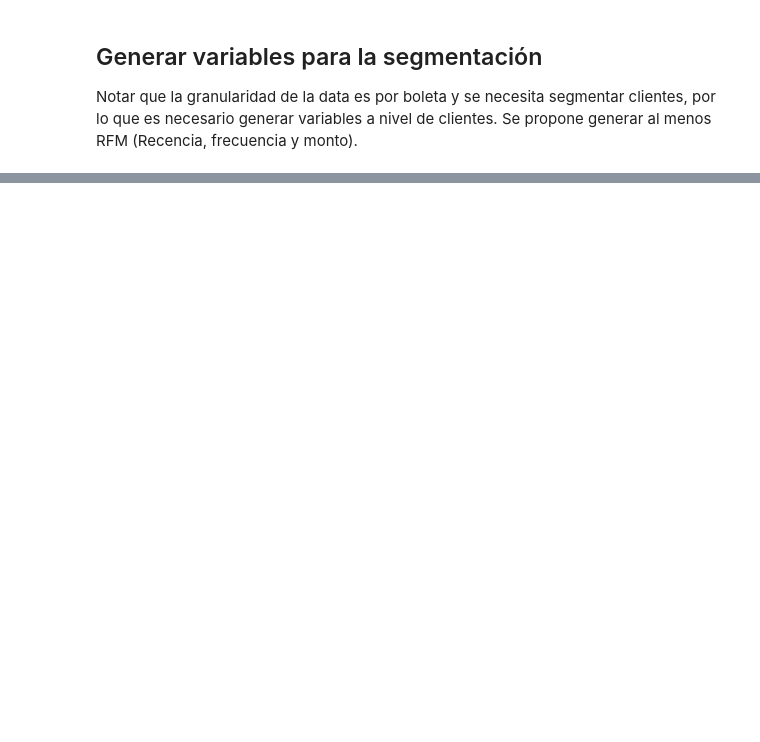
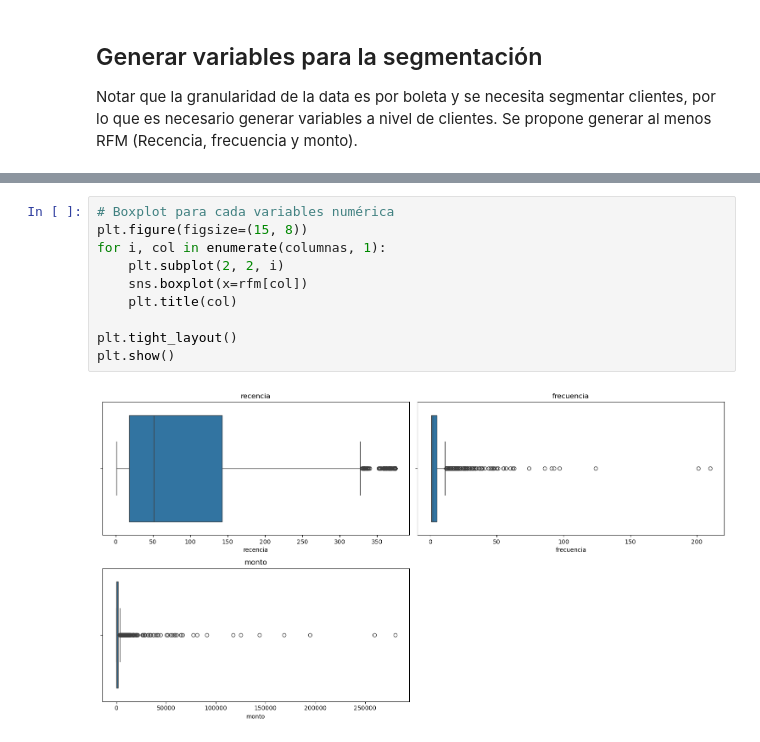
Before and after one commit to ctobar96/Latam_DataScience2024, a Jupyter notebook: Proyectos_MachineLearning/Desafio_SegmentaciónClientes/SegmentacionClientes.ipynb, the cells around one changed output, grey strips where cells are left out. Drawn from its saved outputs; the diff is of its cells as text; blank space fills up the shorter version.

```diff
--- a/Proyectos_MachineLearning/Desafio_SegmentaciónClientes/SegmentacionClientes.ipynb
+++ b/Proyectos_MachineLearning/Desafio_SegmentaciónClientes/SegmentacionClientes.ipynb
@@ -161,0 +234,12 @@ nivel de clientes. Se propone generar al menos RFM (Recencia, frecuencia y monto
+# %%
+# Boxplot para cada variables numérica
+plt.figure(figsize=(15, 8))
+for i, col in enumerate(columnas, 1):
+    plt.subplot(2, 2, i)
+    sns.boxplot(x=rfm[col])
+    plt.title(col)
+
+plt.tight_layout()
+plt.show()
+# %% [output]
+[figure, added]
```
Also changed, not shown: parts of 8 cells of this notebook.
